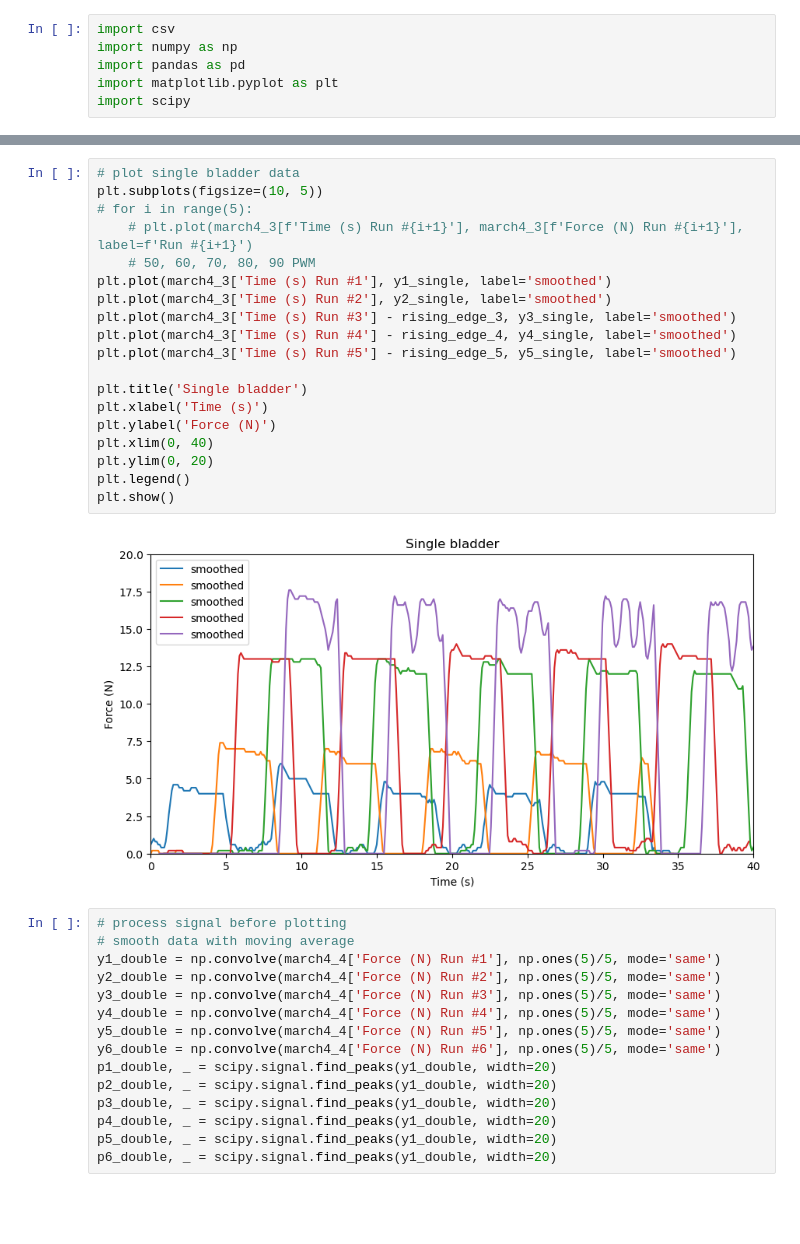
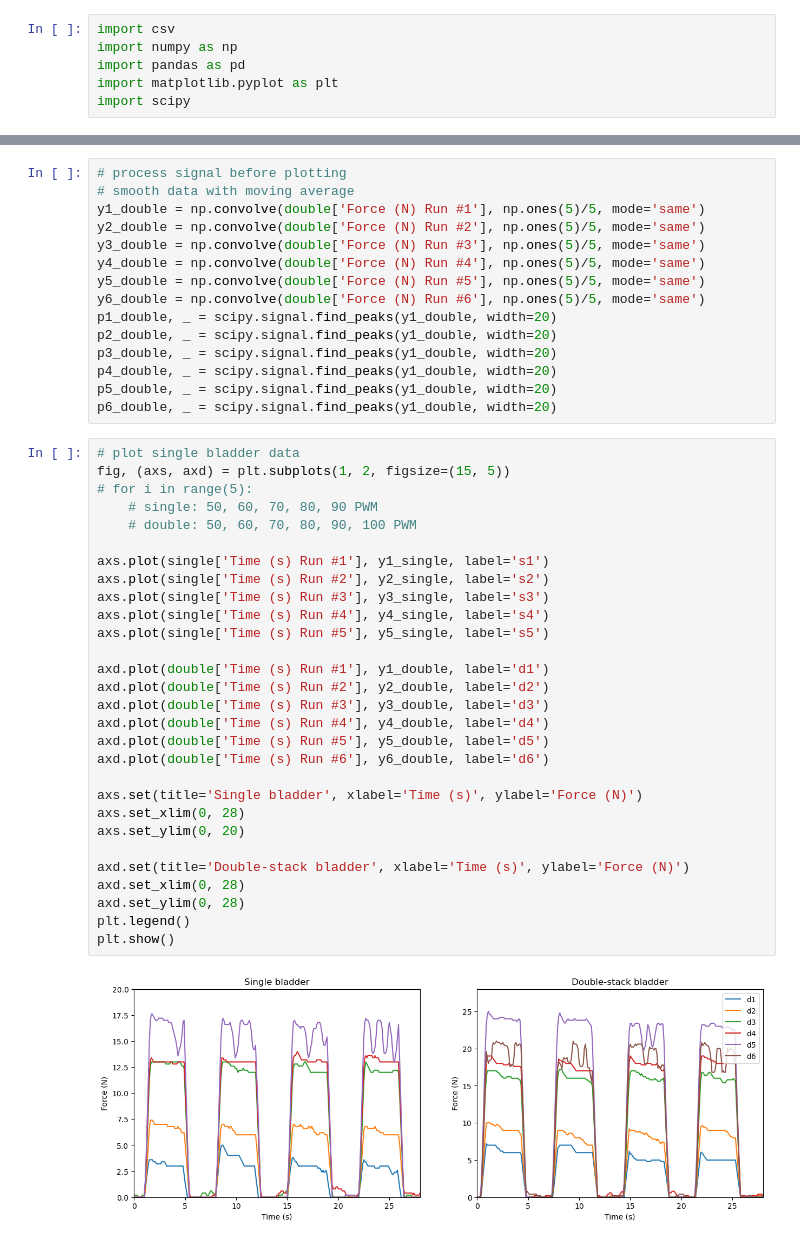
Before and after one commit to kateharvey/capstone, a Jupyter notebook: force-data/force-analysis.ipynb, the cells around one changed output, grey strips where cells are left out. Saved outputs shown, nothing was run; the diff lists cells and outputs as text; blank space fills up the shorter version.

Commit message:
updating force plots for single and double stack

```diff
--- a/force-data/force-analysis.ipynb
+++ b/force-data/force-analysis.ipynb
@@ -48,36 +29,46 @@ print(p1_single)
+# %%
+# process signal before plotting
+# smooth data with moving average
+y1_double = np.convolve(double['Force (N) Run #1'], np.ones(5)/5, mode='same')
+y2_double = np.convolve(double['Force (N) Run #2'], np.ones(5)/5, mode='same')
+y3_double = np.convolve(double['Force (N) Run #3'], np.ones(5)/5, mode='same')
+y4_double = np.convolve(double['Force (N) Run #4'], np.ones(5)/5, mode='same')
+y5_double = np.convolve(double['Force (N) Run #5'], np.ones(5)/5, mode='same')
+y6_double = np.convolve(double['Force (N) Run #6'], np.ones(5)/5, mode='same')
+p1_double, _ = scipy.signal.find_peaks(y1_double, width=20)
+p2_double, _ = scipy.signal.find_peaks(y1_double, width=20)
+p3_double, _ = scipy.signal.find_peaks(y1_double, width=20)
+p4_double, _ = scipy.signal.find_peaks(y1_double, width=20)
+p5_double, _ = scipy.signal.find_peaks(y1_double, width=20)
+p6_double, _ = scipy.signal.find_peaks(y1_double, width=20)
 # %%
 # plot single bladder data
-plt.subplots(figsize=(10, 5))
+fig, (axs, axd) = plt.subplots(1, 2, figsize=(15, 5))
 # for i in range(5):
-    # plt.plot(march4_3[f'Time (s) Run #{i+1}'], march4_3[f'Force (N) Run #{i+1}'], label=f'Run #{i+1}')
-    # 50, 60, 70, 80, 90 PWM
-plt.plot(march4_3['Time (s) Run #1'], y1_single, label='smoothed')
-plt.plot(march4_3['Time (s) Run #2'], y2_single, label='smoothed')
-plt.plot(march4_3['Time (s) Run #3'] - rising_edge_3, y3_single, label='smoothed')
-plt.plot(march4_3['Time (s) Run #4'] - rising_edge_4, y4_single, label='smoothed')
-plt.plot(march4_3['Time (s) Run #5'] - rising_edge_5, y5_single, label='smoothed')
+    # single: 50, 60, 70, 80, 90 PWM
+    # double: 50, 60, 70, 80, 90, 100 PWM
 
-plt.title('Single bladder')
-plt.xlabel('Time (s)')
-plt.ylabel('Force (N)')
-plt.xlim(0, 40)
-plt.ylim(0, 20)
+axs.plot(single['Time (s) Run #1'], y1_single, label='s1')
+axs.plot(single['Time (s) Run #2'], y2_single, label='s2')
+axs.plot(single['Time (s) Run #3'], y3_single, label='s3')
+axs.plot(single['Time (s) Run #4'], y4_single, label='s4')
+axs.plot(single['Time (s) Run #5'], y5_single, label='s5')
+
+axd.plot(double['Time (s) Run #1'], y1_double, label='d1')
+axd.plot(double['Time (s) Run #2'], y2_double, label='d2')
+axd.plot(double['Time (s) Run #3'], y3_double, label='d3')
+axd.plot(double['Time (s) Run #4'], y4_double, label='d4')
+axd.plot(double['Time (s) Run #5'], y5_double, label='d5')
+axd.plot(double['Time (s) Run #6'], y6_double, label='d6')
+
+axs.set(title='Single bladder', xlabel='Time (s)', ylabel='Force (N)')
+axs.set_xlim(0, 28)
+axs.set_ylim(0, 20)
+
+axd.set(title='Double-stack bladder', xlabel='Time (s)', ylabel='Force (N)')
+axd.set_xlim(0, 28)
+axd.set_ylim(0, 28)
 plt.legend()
 plt.show()
 # %% [output]
-[figure, old version]
+[figure, new version]
-# %%
-# process signal before plotting
-# smooth data with moving average
-y1_double = np.convolve(march4_4['Force (N) Run #1'], np.ones(5)/5, mode='same')
-y2_double = np.convolve(march4_4['Force (N) Run #2'], np.ones(5)/5, mode='same')
-y3_double = np.convolve(march4_4['Force (N) Run #3'], np.ones(5)/5, mode='same')
-y4_double = np.convolve(march4_4['Force (N) Run #4'], np.ones(5)/5, mode='same')
-y5_double = np.convolve(march4_4['Force (N) Run #5'], np.ones(5)/5, mode='same')
-y6_double = np.convolve(march4_4['Force (N) Run #6'], np.ones(5)/5, mode='same')
-p1_double, _ = scipy.signal.find_peaks(y1_double, width=20)
-p2_double, _ = scipy.signal.find_peaks(y1_double, width=20)
-p3_double, _ = scipy.signal.find_peaks(y1_double, width=20)
-p4_double, _ = scipy.signal.find_peaks(y1_double, width=20)
-p5_double, _ = scipy.signal.find_peaks(y1_double, width=20)
-p6_double, _ = scipy.signal.find_peaks(y1_double, width=20)
```
Also changed, not shown: parts of 8 cells of this notebook, 2 other files.
